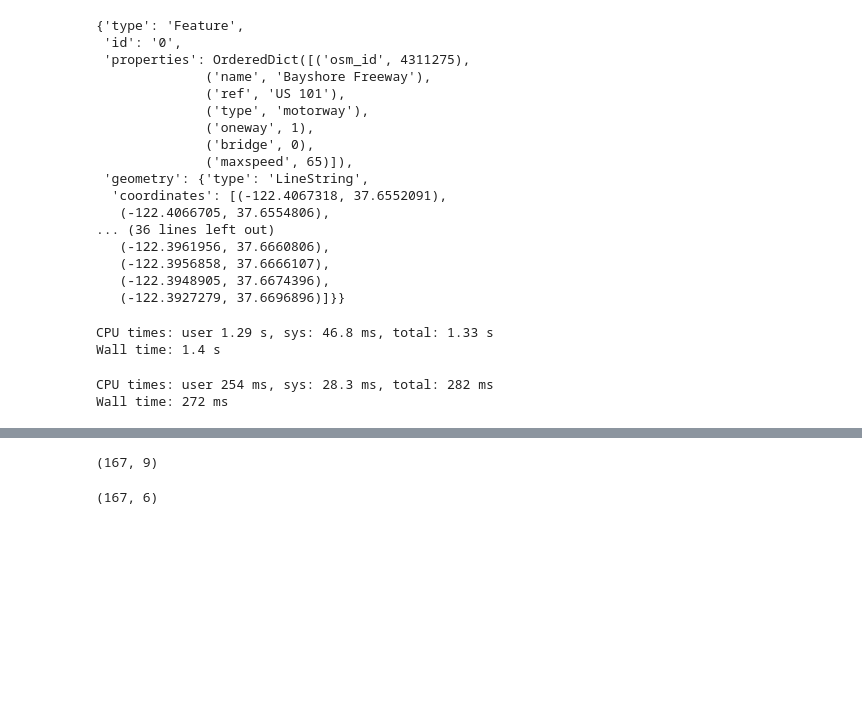
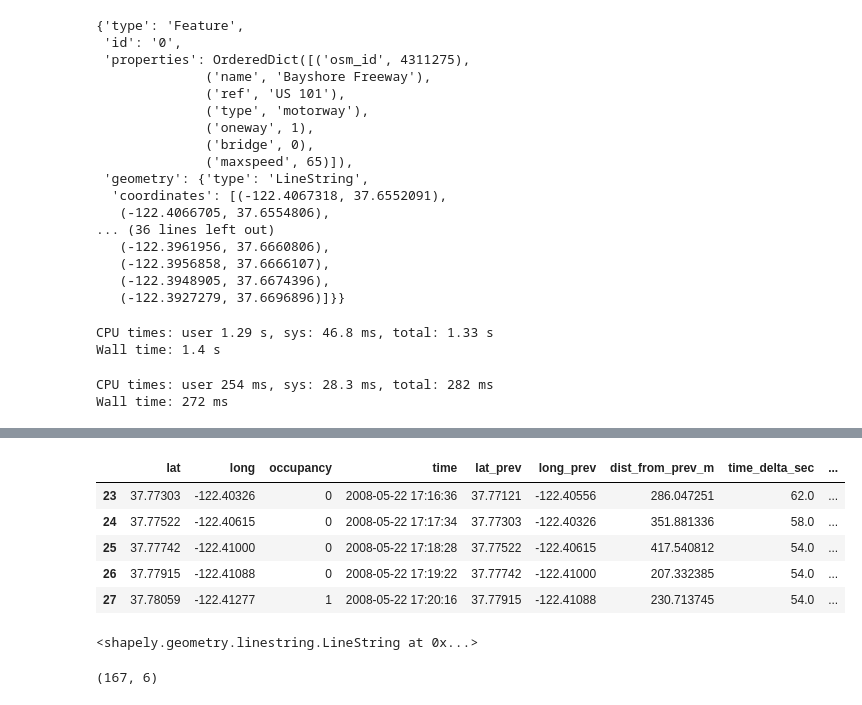
Before and after one commit to kopant/particle_filter, a Jupyter notebook: particle_filters.ipynb, the cells around one changed output, grey strips where cells are left out. Cells and saved outputs as stored; diff of their text form; code cells hidden in the pictures; blank space fills up the shorter version.

```diff
--- a/particle_filters.ipynb
+++ b/particle_filters.ipynb
@@ -1767,0 +782,14 @@ Timedelta('0 days 03:34:21')
+# %%
+trip_df_aug.loc[23:27, :]
+# %% [output]
+|  | lat | long | occupancy | time | lat_prev | long_prev | dist_from_prev_m | time_delta_sec | ... |
+| 23 | 37.77303 | -122.40326 | 0 | 2008-05-22 17:16:36 | 37.77121 | -122.40556 | 286.047251 | 62.0 | ... |
+| 24 | 37.77522 | -122.40615 | 0 | 2008-05-22 17:17:34 | 37.77303 | -122.40326 | 351.881336 | 58.0 | ... |
+| 25 | 37.77742 | -122.41000 | 0 | 2008-05-22 17:18:28 | 37.77522 | -122.40615 | 417.540812 | 54.0 | ... |
+| 26 | 37.77915 | -122.41088 | 0 | 2008-05-22 17:19:22 | 37.77742 | -122.41000 | 207.332385 | 54.0 | ... |
+| 27 | 37.78059 | -122.41277 | 1 | 2008-05-22 17:20:16 | 37.77915 | -122.41088 | 230.713745 | 54.0 | ... |
+# %%
+# After augmentation
+LineString(trip_df_aug[['long', 'lat']].values)
+# %% [output]
+<shapely.geometry.linestring.LineString at 0x...>
@@ -1768,13 +802,5 @@ Timedelta('0 days 03:34:21')
 # %%
 data = trip_df[['lat', 'long', 'lat_prev', 'long_prev', 'dist_from_prev_m', 'time_delta_sec']].copy()
-# %%
-trip_df.shape
-# (9846421, 9) ... this means I'd need 10 million iterations... @.@
-# Wait a sec, how do I distinguish among trips???
-# The first trace: (19500, 9)
-# Second trace: (2504, 9)
-# %% [output]
-(167, 9)
 # %%
 data.shape
 # %% [output]
```
Also changed, not shown: parts of 183 cells of this notebook, 4 other files.
